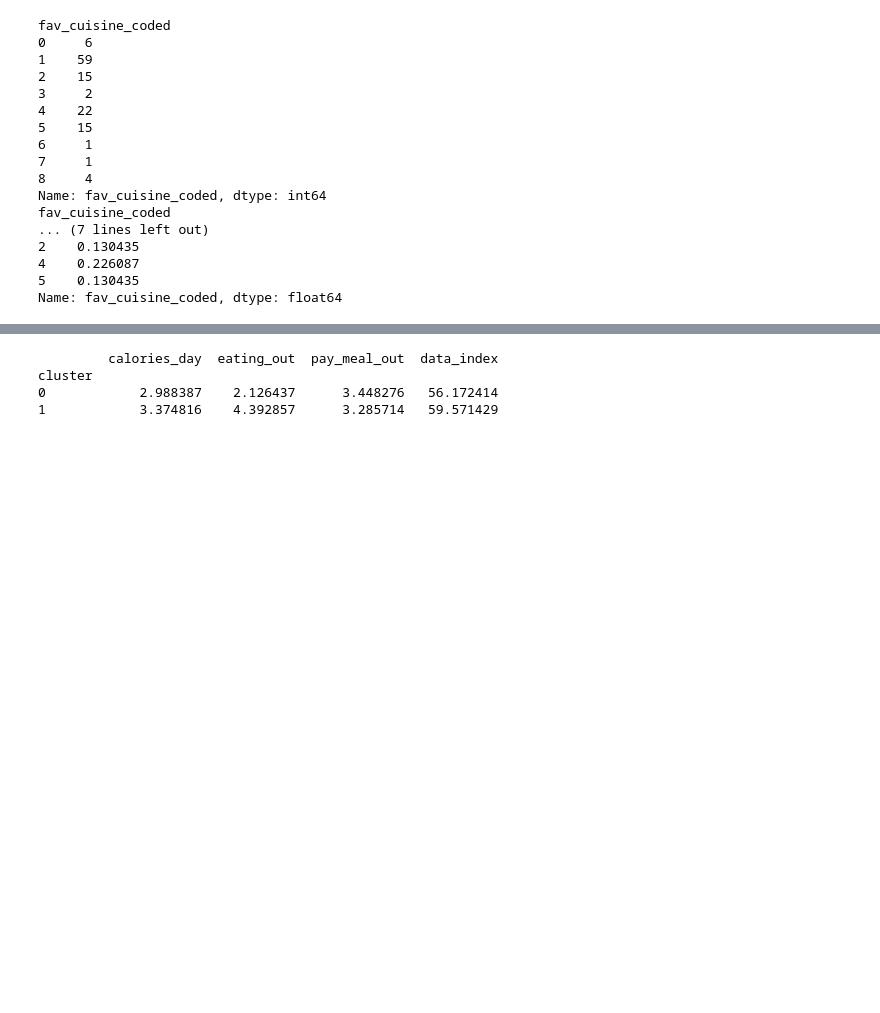
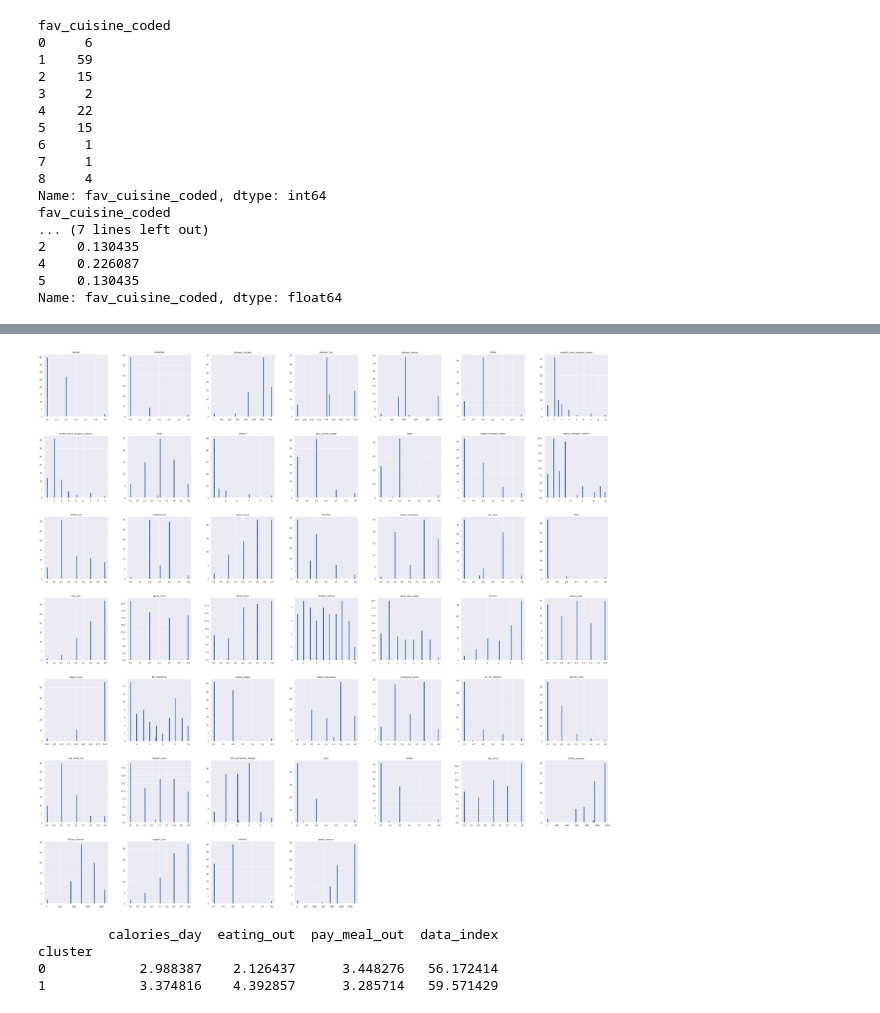
Before and after one commit to safieurrahman/Data-Science-Project---Future-Food-Customer-Needs, a Jupyter notebook: DS_Project_Sheet_ver_3.ipynb, the cells around one changed output, grey strips where cells are left out. Drawn from its saved outputs; the diff is of its cells as text; code cells hidden in the pictures; blank space fills up the shorter version.

```diff
--- a/DS_Project_Sheet_ver_3.ipynb
+++ b/DS_Project_Sheet_ver_3.ipynb
@@ -129,6 +147,6 @@ def feature_selection_RF(X_train, y_train,x_val ,  y_val):
 # Data Exploration
 # scatter plots
 
-# sns.set()
-# sns.pairplot(X_train)
-# plt.show();
+sns.set()
+sns.pairplot(X_train)
+plt.show();
@@ -135,9 +155,11 @@ def feature_selection_RF(X_train, y_train,x_val ,  y_val):
 # %%
-# histograms
+#histograms
 
-# %matplotlib inline
-# X_train.hist(bins=50, figsize=(50,50))
-# plt.show()
+%matplotlib inline
+X_train.hist(bins=50, figsize=(50,50))
+plt.show()
+# %% [output]
+[figure, added]
 # %%
 #Data Exploration based on Clustering
 
```
Also changed, not shown: parts of 2 cells of this notebook, 1 other file.
